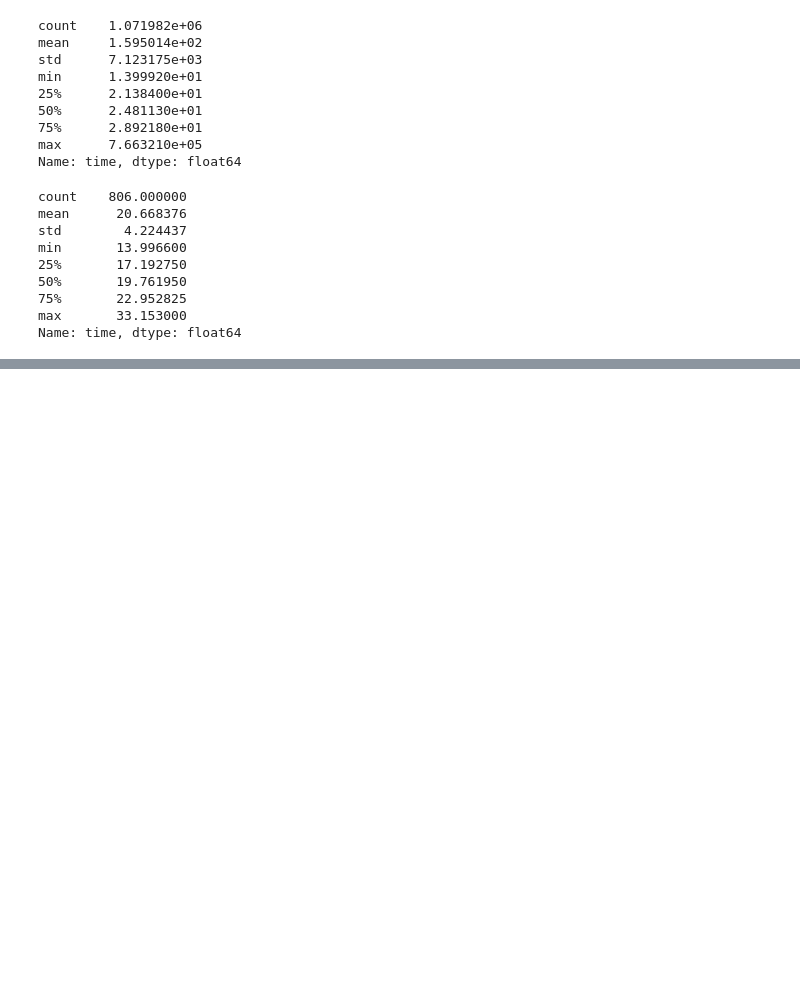
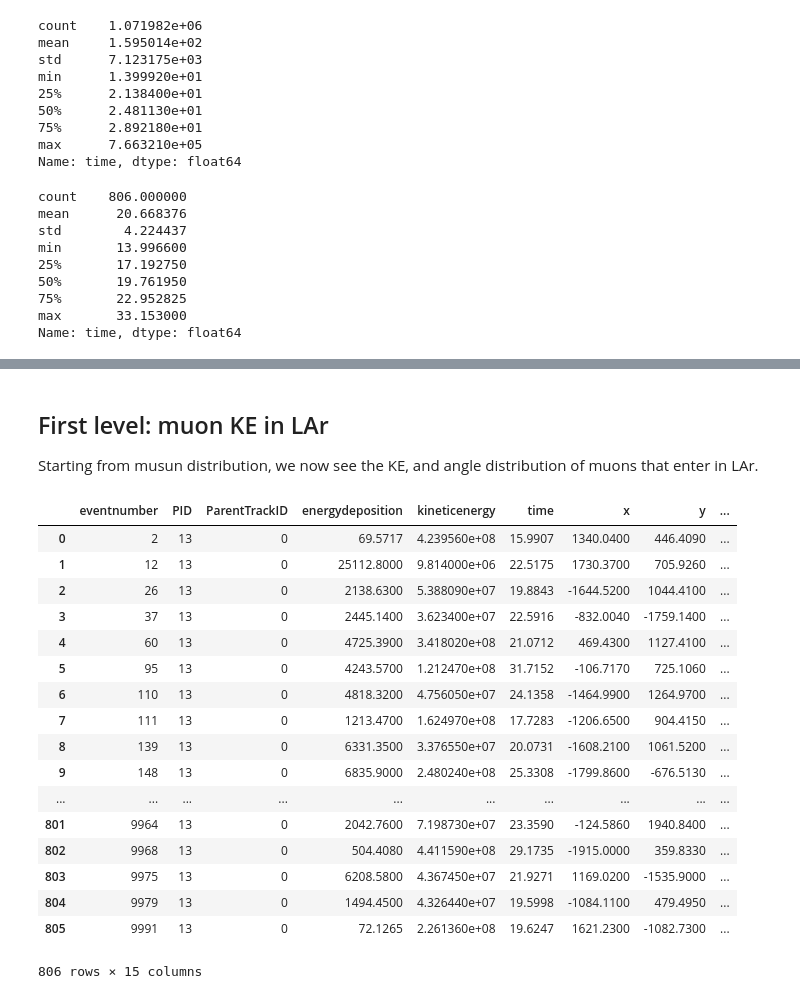
Before and after one commit to luigiberducci/ML4NP, a Jupyter notebook: Notebooks/analysis_muon_particles.ipynb, the cells around one changed output, grey strips where cells are left out. Drawn from its saved outputs; the diff is of its cells as text; code cells hidden in the pictures; blank space fills up the shorter version.

Commit message:
add stats about muons in lar and muons in ROI

```diff
--- a/Notebooks/analysis_muon_particles.ipynb
+++ b/Notebooks/analysis_muon_particles.ipynb
@@ -262,0 +293,28 @@ Name: time, dtype: float64
+# %% [markdown]
+## First level: muon KE in LAr
+Starting from musun distribution, we now see the KE, and angle distribution of muons that enter in LAr.
+# %%
+musun_columns = ["mu+-", "ke", "x", "y", "z", "theta", "phi"]
+musun = pd.read_csv("../Data/musun/musun5000.dat", sep="\s+", names=musun_columns)
+
+first_mu_lar = df[df.PID==13].sort_values("time").groupby("eventnumber").first().reset_index()
+first_mu_lar
+# %% [output]
+|  | eventnumber | PID | ParentTrackID | energydeposition | kineticenergy | time | x | y | ... |
+| 0 | 2 | 13 | 0 | 69.5717 | 4.239560e+08 | 15.9907 | 1340.0400 | 446.4090 | ... |
+| 1 | 12 | 13 | 0 | 25112.8000 | 9.814000e+06 | 22.5175 | 1730.3700 | 705.9260 | ... |
+| 2 | 26 | 13 | 0 | 2138.6300 | 5.388090e+07 | 19.8843 | -1644.5200 | 1044.4100 | ... |
+| 3 | 37 | 13 | 0 | 2445.1400 | 3.623400e+07 | 22.5916 | -832.0040 | -1759.1400 | ... |
+| 4 | 60 | 13 | 0 | 4725.3900 | 3.418020e+08 | 21.0712 | 469.4300 | 1127.4100 | ... |
+| 5 | 95 | 13 | 0 | 4243.5700 | 1.212470e+08 | 31.7152 | -106.7170 | 725.1060 | ... |
+| 6 | 110 | 13 | 0 | 4818.3200 | 4.756050e+07 | 24.1358 | -1464.9900 | 1264.9700 | ... |
+| 7 | 111 | 13 | 0 | 1213.4700 | 1.624970e+08 | 17.7283 | -1206.6500 | 904.4150 | ... |
+| 8 | 139 | 13 | 0 | 6331.3500 | 3.376550e+07 | 20.0731 | -1608.2100 | 1061.5200 | ... |
+| 9 | 148 | 13 | 0 | 6835.9000 | 2.480240e+08 | 25.3308 | -1799.8600 | -676.5130 | ... |
+| ... | ... | ... | ... | ... | ... | ... | ... | ... | ... |
+| 801 | 9964 | 13 | 0 | 2042.7600 | 7.198730e+07 | 23.3590 | -124.5860 | 1940.8400 | ... |
+| 802 | 9968 | 13 | 0 | 504.4080 | 4.411590e+08 | 29.1735 | -1915.0000 | 359.8330 | ... |
+| 803 | 9975 | 13 | 0 | 6208.5800 | 4.367450e+07 | 21.9271 | 1169.0200 | -1535.9000 | ... |
+| 804 | 9979 | 13 | 0 | 1494.4500 | 4.326440e+07 | 19.5998 | -1084.1100 | 479.4950 | ... |
+| 805 | 9991 | 13 | 0 | 72.1265 | 2.261360e+08 | 19.6247 | 1621.2300 | -1082.7300 | ... |
+806 rows × 15 columns
```
Also changed, not shown: parts of 9 cells of this notebook.
